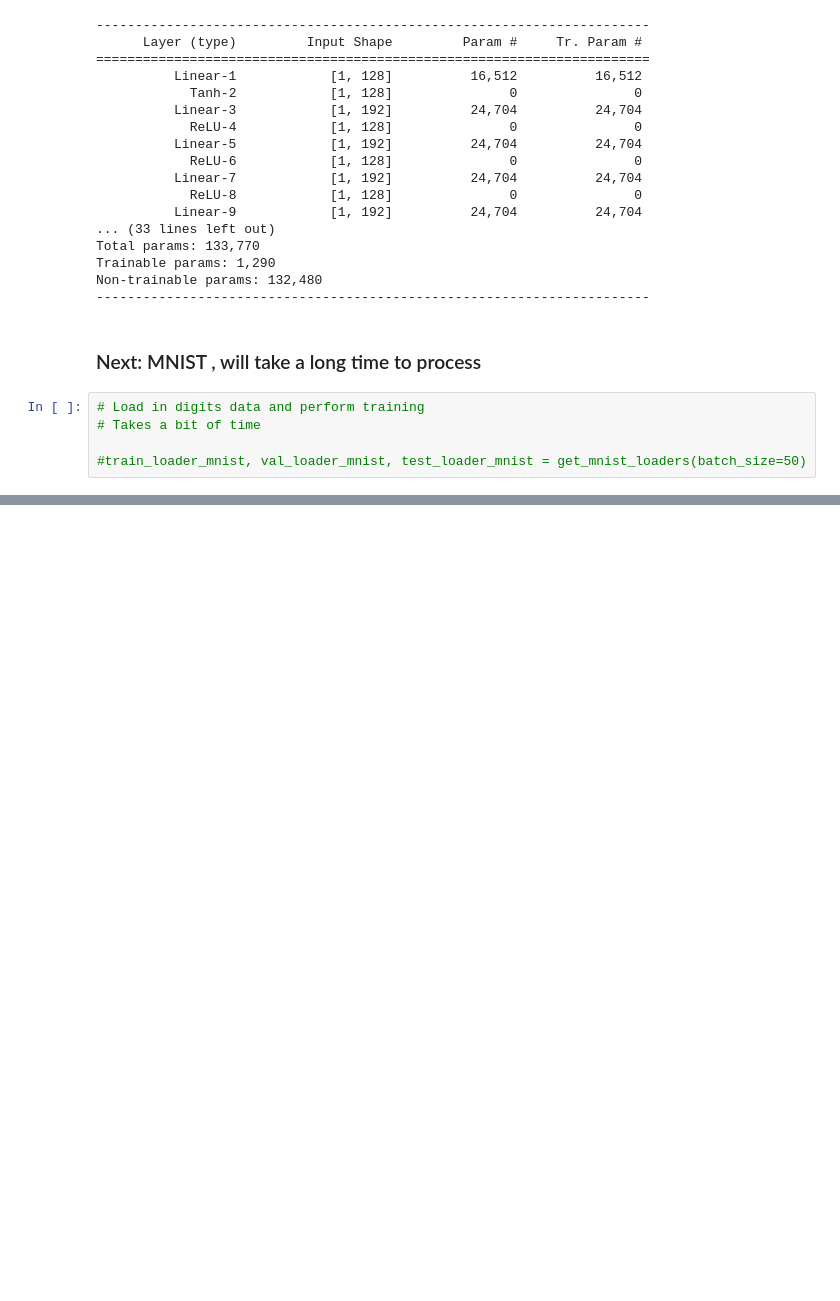
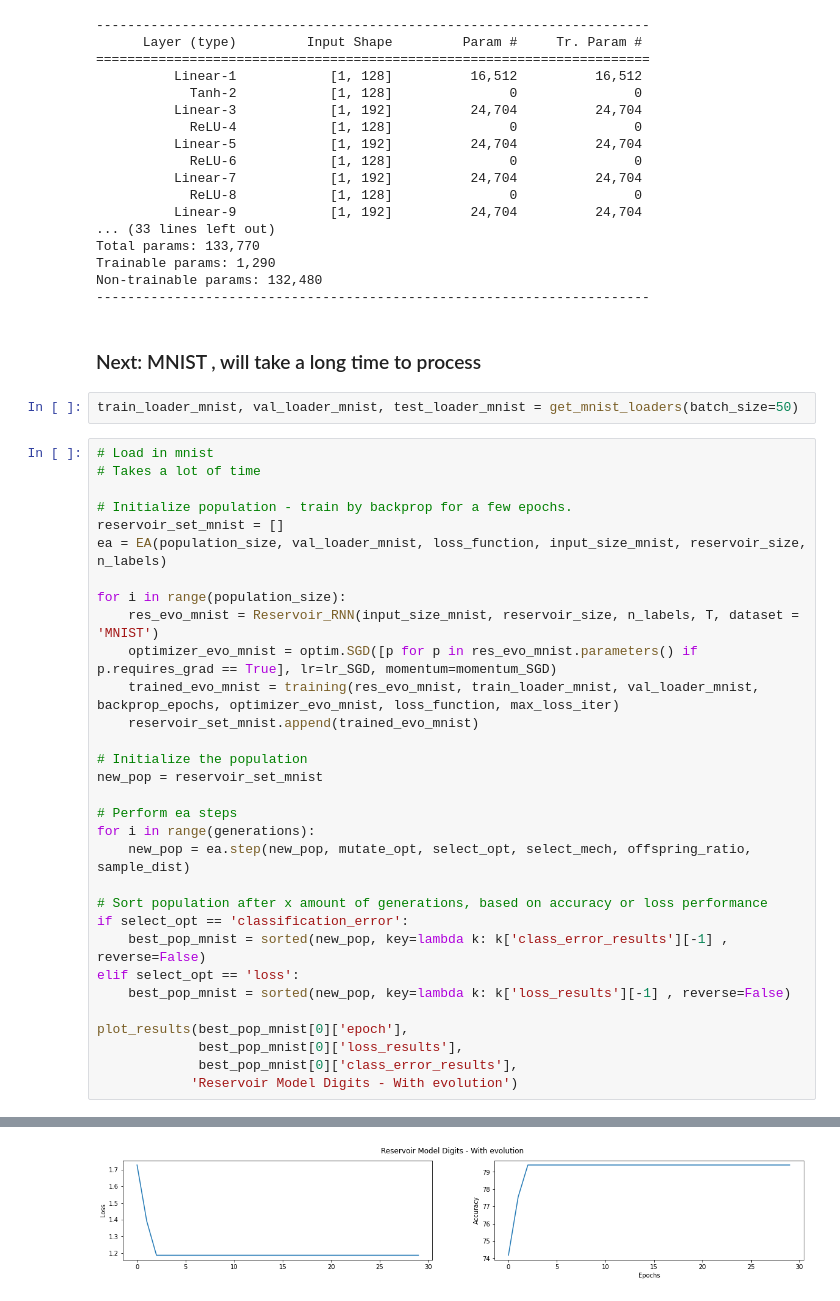
Before and after one commit to wiebetimmers/thesis_project, a Jupyter notebook: main.ipynb, the cells around one changed output, grey strips where cells are left out. Saved outputs shown, nothing was run; the diff lists cells and outputs as text; blank space fills up the shorter version.

```diff
--- a/main.ipynb
+++ b/main.ipynb
@@ -218,8 +232,37 @@ Non-trainable params: 132,480
 -----------------------------------------------------------------------
 # %% [markdown]
 ### Next: MNIST , will take a long time to process
-# %%
-# Load in digits data and perform training
-# Takes a bit of time
-
-#train_loader_mnist, val_loader_mnist, test_loader_mnist = get_mnist_loaders(batch_size=50)
+# %%
+train_loader_mnist, val_loader_mnist, test_loader_mnist = get_mnist_loaders(batch_size=50)
+# %%
+# Load in mnist
+# Takes a lot of time
+
+# Initialize population - train by backprop for a few epochs.
+reservoir_set_mnist = []
+ea = EA(population_size, val_loader_mnist, loss_function, input_size_mnist, reservoir_size, n_labels)
+
+for i in range(population_size):
+    res_evo_mnist = Reservoir_RNN(input_size_mnist, reservoir_size, n_labels, T, dataset = 'MNIST')
+    optimizer_evo_mnist = optim.SGD([p for p in res_evo_mnist.parameters() if p.requires_grad == True], lr=lr_SGD, momentum=momentum_SGD)
+    trained_evo_mnist = training(res_evo_mnist, train_loader_mnist, val_loader_mnist, backprop_epochs, optimizer_evo_mnist, loss_function, max_loss_iter)
+    reservoir_set_mnist.append(trained_evo_mnist)
+
+# Initialize the population
+new_pop = reservoir_set_mnist
+
+# Perform ea steps
+for i in range(generations):
+    new_pop = ea.step(new_pop, mutate_opt, select_opt, select_mech, offspring_ratio, sample_dist)
+
+# Sort population after x amount of generations, based on accuracy or loss performance
+if select_opt == 'classification_error':
+    best_pop_mnist = sorted(new_pop, key=lambda k: k['class_error_results'][-1] , reverse=False)
+elif select_opt == 'loss':
+    best_pop_mnist = sorted(new_pop, key=lambda k: k['loss_results'][-1] , reverse=False)
+
+plot_results(best_pop_mnist[0]['epoch'],
+             best_pop_mnist[0]['loss_results'],
+             best_pop_mnist[0]['class_error_results'],
+            'Reservoir Model Digits - With evolution')
+# %% [output]
@@ -225,0 +286 @@ Non-trainable params: 132,480
+[figure, added]
```
Also changed, not shown: parts of 9 cells of this notebook, 7 other files.
